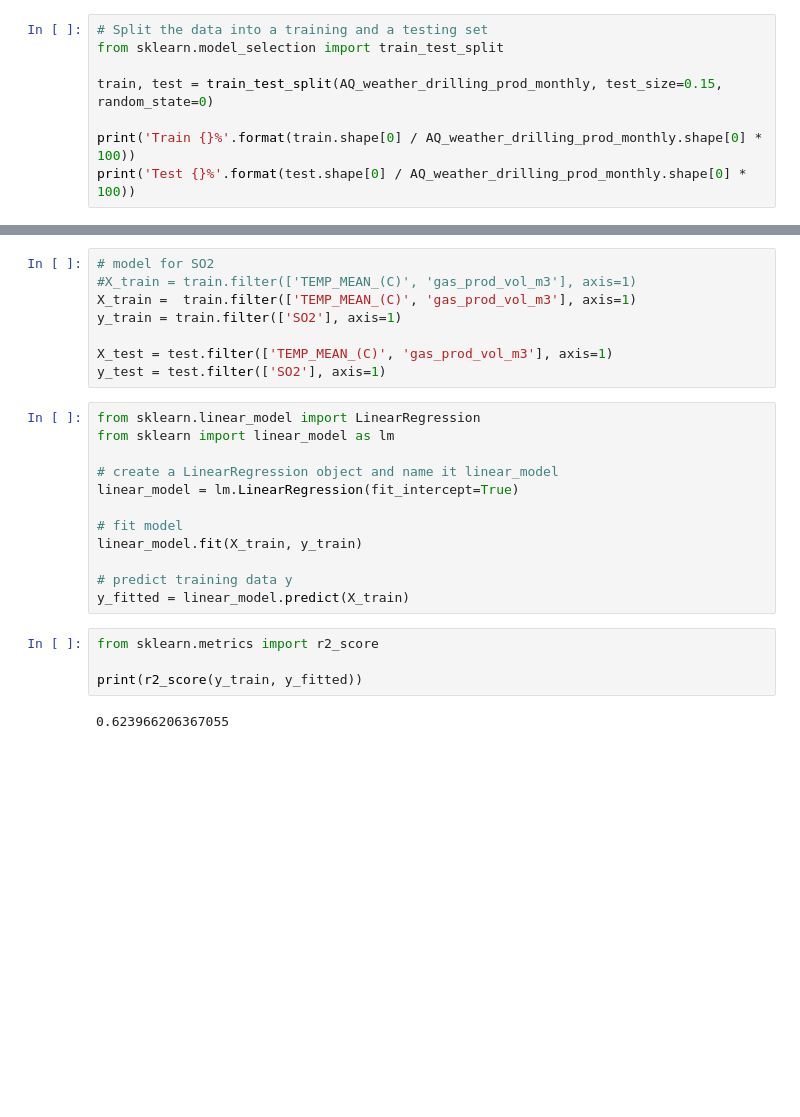
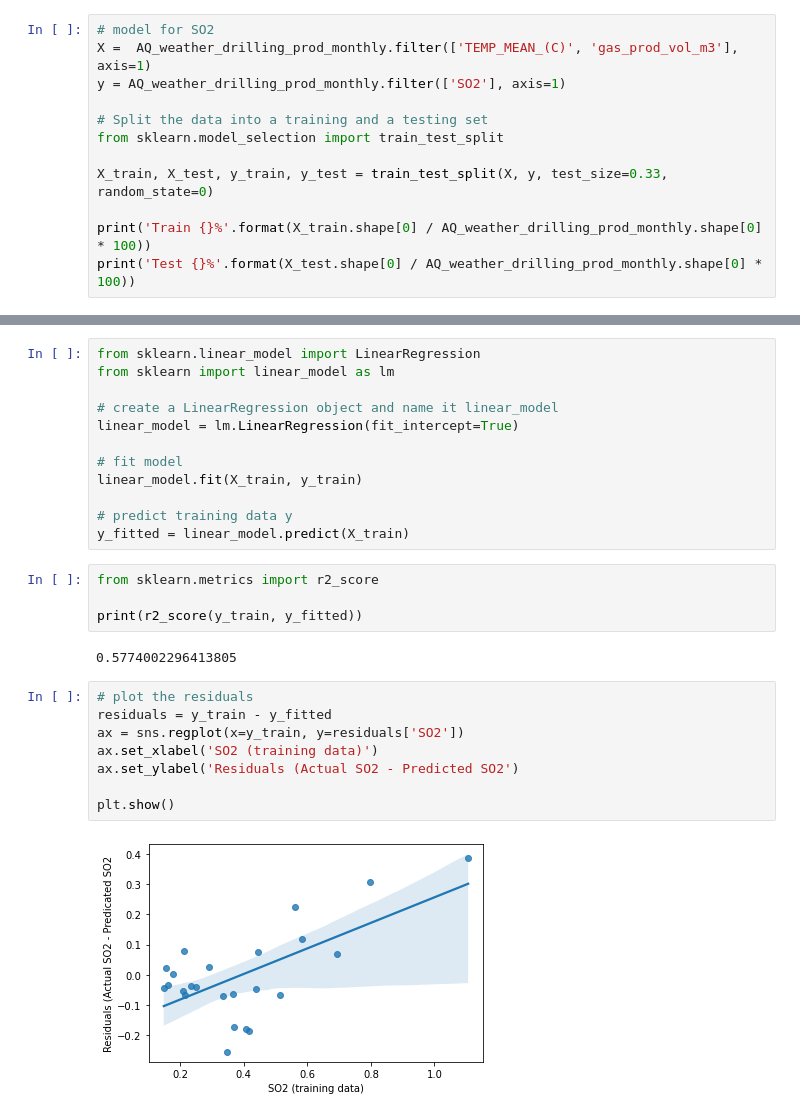
Before and after one commit to mirandadoris/CIV1498_Project2_Pythoneers, a Jupyter notebook: 2-Analysis/Weather_AQ_UOG_Analysis.ipynb, the cells around one changed output, grey strips where cells are left out. Saved outputs shown, nothing was run; the diff lists cells and outputs as text; blank space fills up the shorter version.

Commit message:
building model

```diff
--- a/2-Analysis/Weather_AQ_UOG_Analysis.ipynb
+++ b/2-Analysis/Weather_AQ_UOG_Analysis.ipynb
@@ -120,11 +120,15 @@ plt.show()
 MODEL DEVELOPMENT:
 From the above heat map we can see that TRS is correlated with the monthly gas production. SO2 is correlated with the temperature and the monthly gas production.
 # %%
+# model for SO2
+X =  AQ_weather_drilling_prod_monthly.filter(['TEMP_MEAN_(C)', 'gas_prod_vol_m3'], axis=1)
+y = AQ_weather_drilling_prod_monthly.filter(['SO2'], axis=1)
+
 # Split the data into a training and a testing set
 from sklearn.model_selection import train_test_split
 
-train, test = train_test_split(AQ_weather_drilling_prod_monthly, test_size=0.15, random_state=0)
+X_train, X_test, y_train, y_test = train_test_split(X, y, test_size=0.33, random_state=0)
 
-print('Train {}%'.format(train.shape[0] / AQ_weather_drilling_prod_monthly.shape[0] * 100))
-print('Test {}%'.format(test.shape[0] / AQ_weather_drilling_prod_monthly.shape[0] * 100))
+print('Train {}%'.format(X_train.shape[0] / AQ_weather_drilling_prod_monthly.shape[0] * 100))
+print('Test {}%'.format(X_test.shape[0] / AQ_weather_drilling_prod_monthly.shape[0] * 100))
 # %% [output]
@@ -133,11 +137,3 @@ Test 16.666666666666664%
-# %%
-# model for SO2
-#X_train = train.filter(['TEMP_MEAN_(C)', 'gas_prod_vol_m3'], axis=1)
-X_train =  train.filter(['TEMP_MEAN_(C)', 'gas_prod_vol_m3'], axis=1)
-y_train = train.filter(['SO2'], axis=1)
-
-X_test = test.filter(['TEMP_MEAN_(C)', 'gas_prod_vol_m3'], axis=1)
-y_test = test.filter(['SO2'], axis=1)
 # %%
 from sklearn.linear_model import LinearRegression
 from sklearn import linear_model as lm
@@ -155,7 +151,17 @@ from sklearn.metrics import r2_score
 
 print(r2_score(y_train, y_fitted))
 # %% [output]
-0.623966206367055
+0.5774002296413805
+# %%
+# plot the residuals
+residuals = y_train - y_fitted
+ax = sns.regplot(x=y_train, y=residuals['SO2'])
+ax.set_xlabel('SO2 (training data)')
+ax.set_ylabel('Residuals (Actual SO2 - Predicted SO2')
+
+plt.show()
+# %% [output]
+[figure, added]
 # %%
 # test data
 y_fitted = linear_model.predict(X_test)
```
Also changed, not shown: parts of 9 cells of this notebook.
